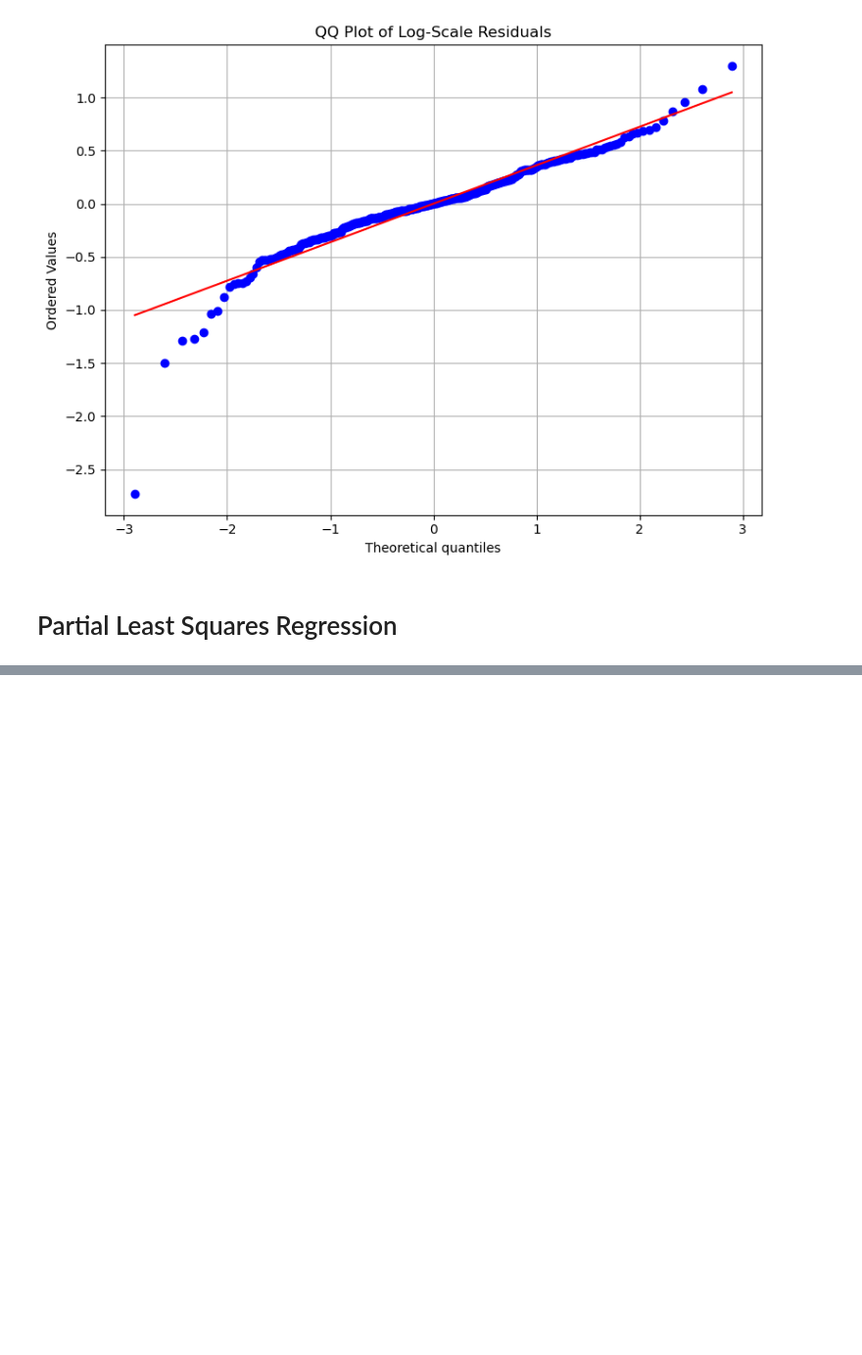
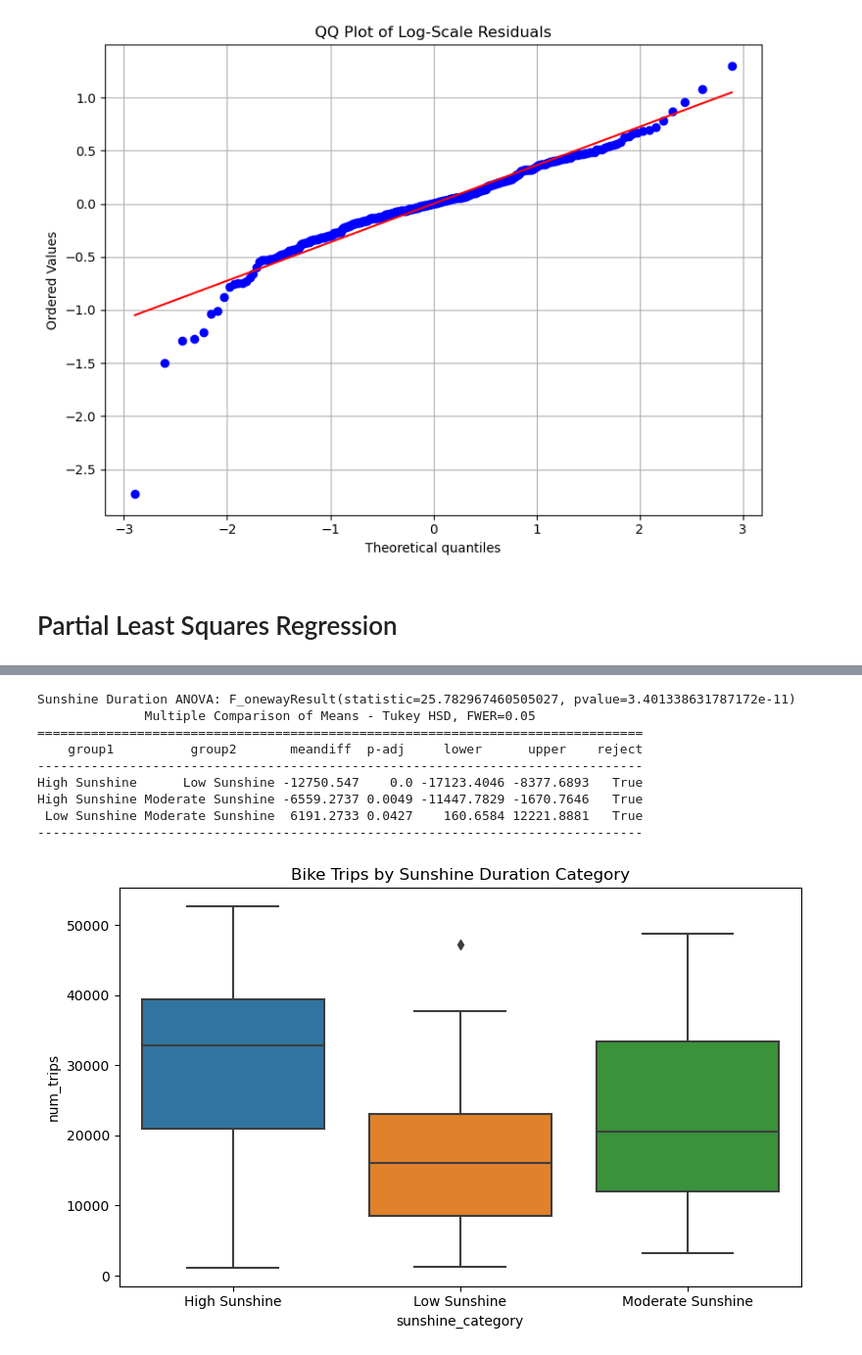
Before and after one commit to gz2390/STATS-5291-FP, a Jupyter notebook: 5291 Project.ipynb, the cells around one changed output, grey strips where cells are left out. Shown at 98% size. Cells and saved outputs as stored; diff of their text form; code cells hidden in the pictures; blank space fills up the shorter version.

```diff
--- a/5291 Project.ipynb
+++ b/5291 Project.ipynb
@@ -383,0 +489,43 @@ plt.show()
+# %%
+# Sunshine Duration category
+def categorize_sunshine(sun):
+    if sun < 10000:
+        return "Low Sunshine"
+    elif 10000 <= sun < 25000:
+        return "Moderate Sunshine"
+    else:
+        return "High Sunshine"
+
+merged_df["sunshine_category"] = merged_df["sunshine_duration"].apply(categorize_sunshine)
+
+# ANOVA for Sunshine
+sunshine_groups = merged_df.groupby("sunshine_category")["num_trips"].apply(list)
+sunshine_anova = f_oneway(*sunshine_groups)
+print("Sunshine Duration ANOVA:", sunshine_anova)
+
+
+# Tukey HSD for Sunshine Duration
+tukey_sun = pairwise_tukeyhsd(
+    endog=merged_df["num_trips"],
+    groups=merged_df["sunshine_category"],
+    alpha=0.05
+)
+print(tukey_sun)
+
+# Boxplot
+plt.figure(figsize=(8, 5))
+sns.boxplot(x="sunshine_category", y="num_trips", data=merged_df)
+plt.title("Bike Trips by Sunshine Duration Category")
+plt.tight_layout()
+plt.show()
+# %% [output]
+Sunshine Duration ANOVA: F_onewayResult(statistic=25.782967460505027, pvalue=3.401338631787172e-11)
+              Multiple Comparison of Means - Tukey HSD, FWER=0.05
+===============================================================================
+    group1          group2       meandiff  p-adj     lower      upper    reject
+-------------------------------------------------------------------------------
+High Sunshine      Low Sunshine -12750.547    0.0 -17123.4046 -8377.6893   True
+High Sunshine Moderate Sunshine -6559.2737 0.0049 -11447.7829 -1670.7646   True
+ Low Sunshine Moderate Sunshine  6191.2733 0.0427    160.6584 12221.8881   True
+-------------------------------------------------------------------------------
+[figure, added]
```
Also changed, not shown: parts of 10 cells of this notebook.
